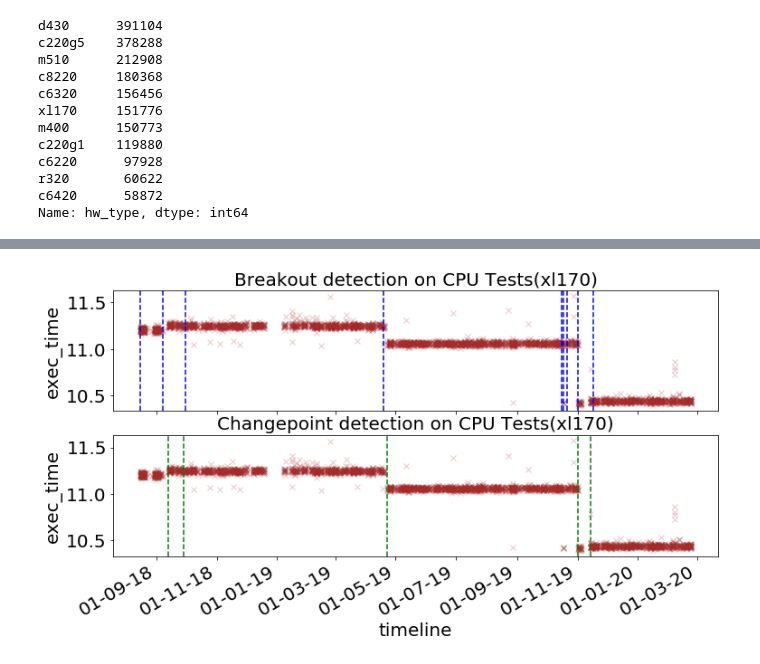
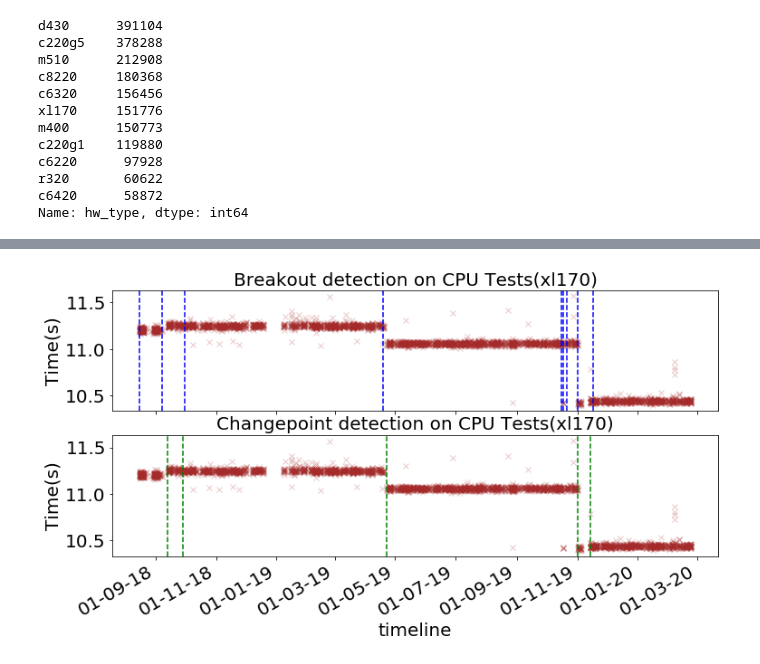
Before and after one commit to ZhaoNeil/cloud-performance-variability-prediction, a Jupyter notebook: changepoint_compare.ipynb, the cells around one changed output, grey strips where cells are left out. Cells and saved outputs as stored; diff of their text form; code cells hidden in the pictures.

```diff
--- a/changepoint_compare.ipynb
+++ b/changepoint_compare.ipynb
@@ -173,33 +151,33 @@ percent_change=[]
 for i in range(len(breakout_index)-1):
     mean_vals.append(np.mean(exec_time[breakout_index[i]:breakout_index[i+1]]))
 
 for v in breakout_index[:-1]:
     ax1.axvline(x=secs[v], linestyle='--', c='blue')
 
 res=robjects.r("""
 est.sd_node <- varDiff(cpu_str)
 res.ou_node <- fpop_intern(cpu_str/est.sd_node,  test.stat="Outlier", pen.value=2*log(length(cpu_str)), lthreshold=2.5)
 cpt_cpu_node <- res.ou_node$cpts[-length(res.ou_node$cpts)]
 """)
 
 for v in robjects.r("cpt_cpu_node"):
     ax2.axvline(x=secs[v], linestyle='--', c='green')
 
 
 ax1.set_title("Breakout detection on CPU Tests(xl170)",fontsize=20)
 ax2.set_title("Changepoint detection on CPU Tests(xl170)",fontsize=20)
 plt.xticks(rotation=45, ha='right')
-ax1.set_ylabel('exec_time',fontsize=20)
+ax1.set_ylabel('Time(s)',fontsize=20)
 ax1.tick_params(axis='y', labelsize=20)
 
 for ax in [ax2]:
     date_fmt = '%d-%m-%y'
     plt.tick_params(axis='x', labelsize=20)
     plt.tick_params(axis='y', labelsize=20)
     plt.xlabel('timeline',fontsize=20)
-    plt.ylabel('exec_time',fontsize=20)
+    plt.ylabel('Time(s)',fontsize=20)
     date_formatter = mdate.DateFormatter(date_fmt)
     ax.xaxis.set_major_formatter(date_formatter)
     fig.autofmt_xdate()
 # %% [output]
-[figure, old version]
+[figure, new version]
```
Also changed, not shown: parts of 5 cells of this notebook, 1 other file.
